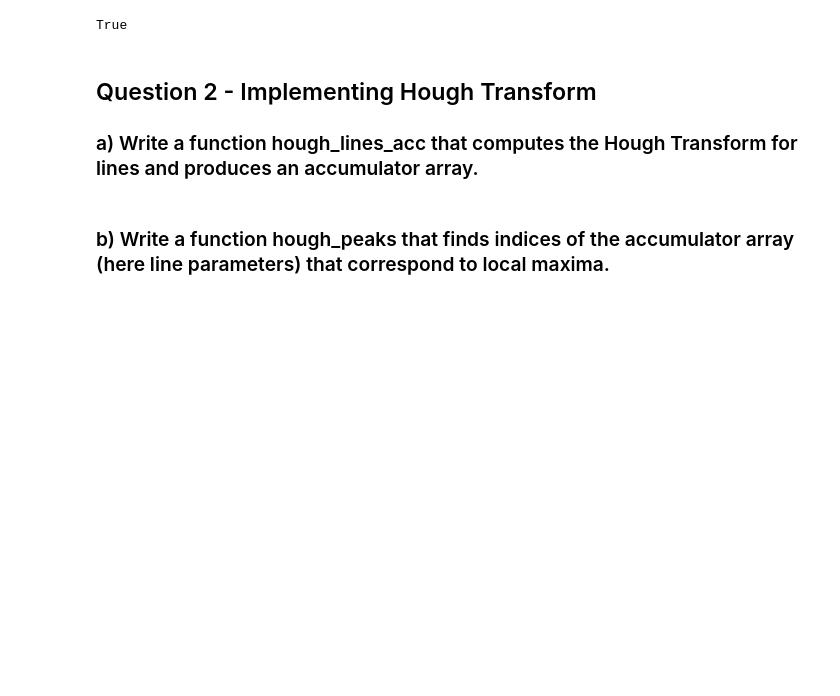
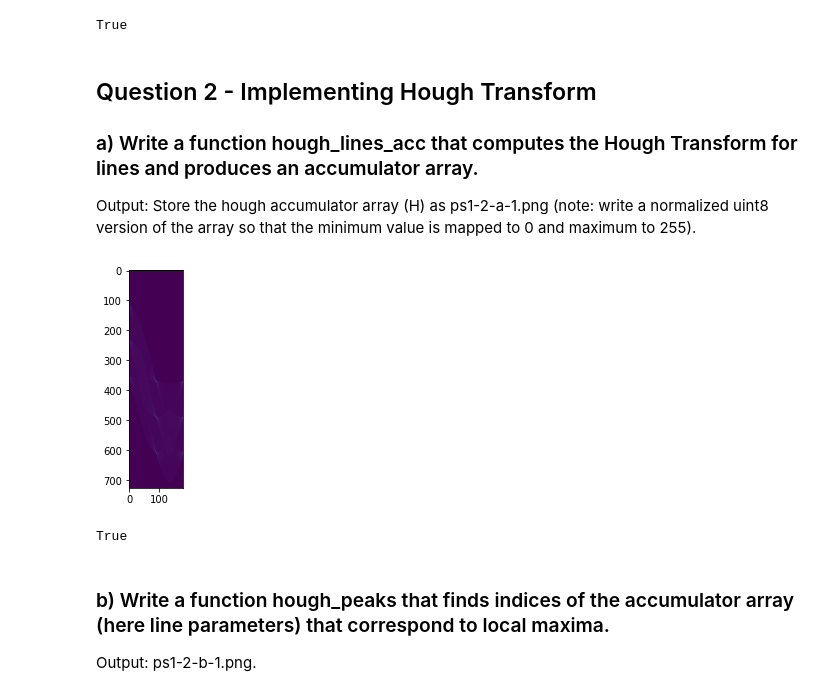
Before and after one commit to Joaom123/udacity-introduction-to-computer-vision, a Jupyter notebook: ps1/ps1.ipynb, the cells around one changed output. Cells and saved outputs as stored; diff of their text form; code cells hidden in the pictures; blank space fills up the shorter version.

```diff
--- a/ps1/ps1.ipynb
+++ b/ps1/ps1.ipynb
@@ -30,8 +31,39 @@ True
 # %% [markdown]
 ## Question 2 - Implementing Hough Transform
 ### a) Write a function hough_lines_acc that computes the Hough Transform for lines and produces an accumulator array.
+Output: Store the hough accumulator array (H) as ps1-2-a-1.png (note: write a normalized uint8 version of the array
+so that the minimum value is mapped to 0 and maximum to 255).
-# %%
-def hough_lines_acc():
-   return 0
+# %%
+def hough_lines_acc(image, rho_resolution=1, theta_resolution=1):
+    """ Hough Accumulator for lines in an image. """
+    height, width = image.shape
+    img_diagonal = np.ceil(np.sqrt(height**2 + width**2)) # a**2 + b**2 = c**2
+    rhos = np.arange(-img_diagonal, img_diagonal + 1, rho_resolution)
+    thetas = np.deg2rad(np.arange(-90, 90, theta_resolution))
+
+    # create the empty Hough Accumulator with dimensions equal to the size of rhos and thetas
+    H = np.zeros((len(rhos), len(thetas)), dtype=np.uint64)
+    y_idxs, x_idxs = np.nonzero(image) # find all edge (nonzero) pixel indexes
+
+    for i in range(len(x_idxs)): # cycle through edge points
+        x = x_idxs[i]
+        y = y_idxs[i]
+
+        for j in range(len(thetas)): # cycle through thetas and calc rho
+            rho = int(x * np.cos(thetas[j]) + y * np.sin(thetas[j]) + img_diagonal)
+            H[rho, j] += 1
+
+    return H, rhos, thetas
+
+H, rhos, thetas = hough_lines_acc(edge_image)
+plt.figure(facecolor='white')
+plt.imshow(H)
+plt.show()
+
+cv.imwrite('output/ps1-2-a-1.png', H)
+# %% [output]
+[figure, added]
+True
 # %% [markdown]
 ### b) Write a function hough_peaks that finds indices of the accumulator array (here line parameters) that correspond to local maxima.
+Output: ps1-2-b-1.png.
```
Also changed, not shown: parts of 12 cells of this notebook, 5 other files.
